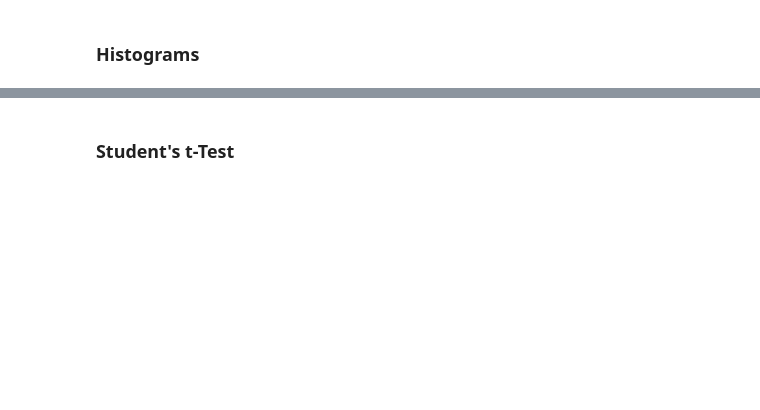
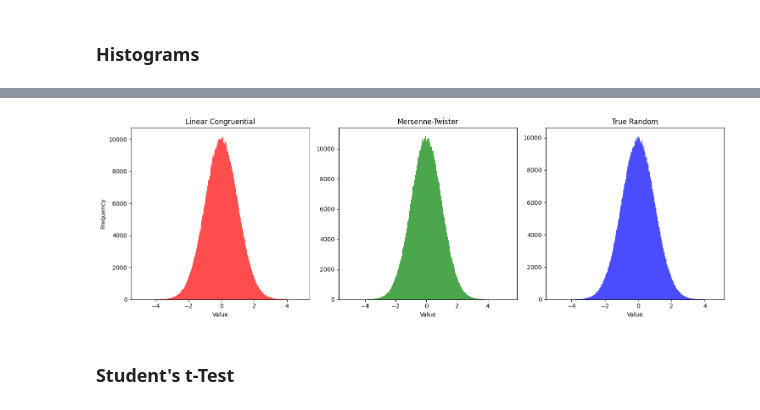
Before and after one commit to msadlej/prng-ea-benchmark, a Jupyter notebook: generators.ipynb, the cells around one changed output, grey strips where cells are left out. Cells and saved outputs as stored; diff of their text form; code cells hidden in the pictures; blank space fills up the shorter version.

```diff
--- a/generators.ipynb
+++ b/generators.ipynb
@@ -68,0 +104,12 @@ Unique true random numbers: 2500000
+# %%
+U1 = true_random.iloc[:N_SAMPLES//2, 0].values
+U2 = true_random.iloc[N_SAMPLES//2:N_SAMPLES, 0].values
+
+R = np.sqrt(-2 * np.log(U1))
+Theta = 2 * np.pi * U2
+X = R * np.cos(Theta)
+Y = R * np.sin(Theta)
+
+true_random_normal = pd.DataFrame(np.concatenate([X, Y]), columns=['True Random Numbers'])
+true_random_normal.to_csv("data/normal/true_random.csv", index=False)
+true_random_normal.describe()
@@ -94,3 +151,26 @@ plt.savefig("imgs/histogram.png")
+# %%
+plt.figure(figsize=(15, 5))
+
+plt.subplot(1, 3, 1)
+plt.hist(linear_congruential_normal, bins=BINS, color="red", alpha=0.7)
+plt.title("Linear Congruential")
+plt.xlabel("Value")
+plt.ylabel("Frequency")
+
+plt.subplot(1, 3, 2)
+plt.hist(mersenne_twister_normal, bins=BINS, color="green", alpha=0.7)
+plt.title("Mersenne-Twister")
+plt.xlabel("Value")
+
+plt.subplot(1, 3, 3)
+plt.hist(true_random_normal, bins=BINS, color="blue", alpha=0.7)
+plt.title("True Random")
+plt.xlabel("Value")
+
+plt.tight_layout()
+plt.savefig("imgs/histogram_normal.png")
+# %% [output]
+[figure, added]
 # %% [markdown]
 ### Student's t-Test
 # %%
```
Also changed, not shown: parts of 11 cells of this notebook, 2 other files.
